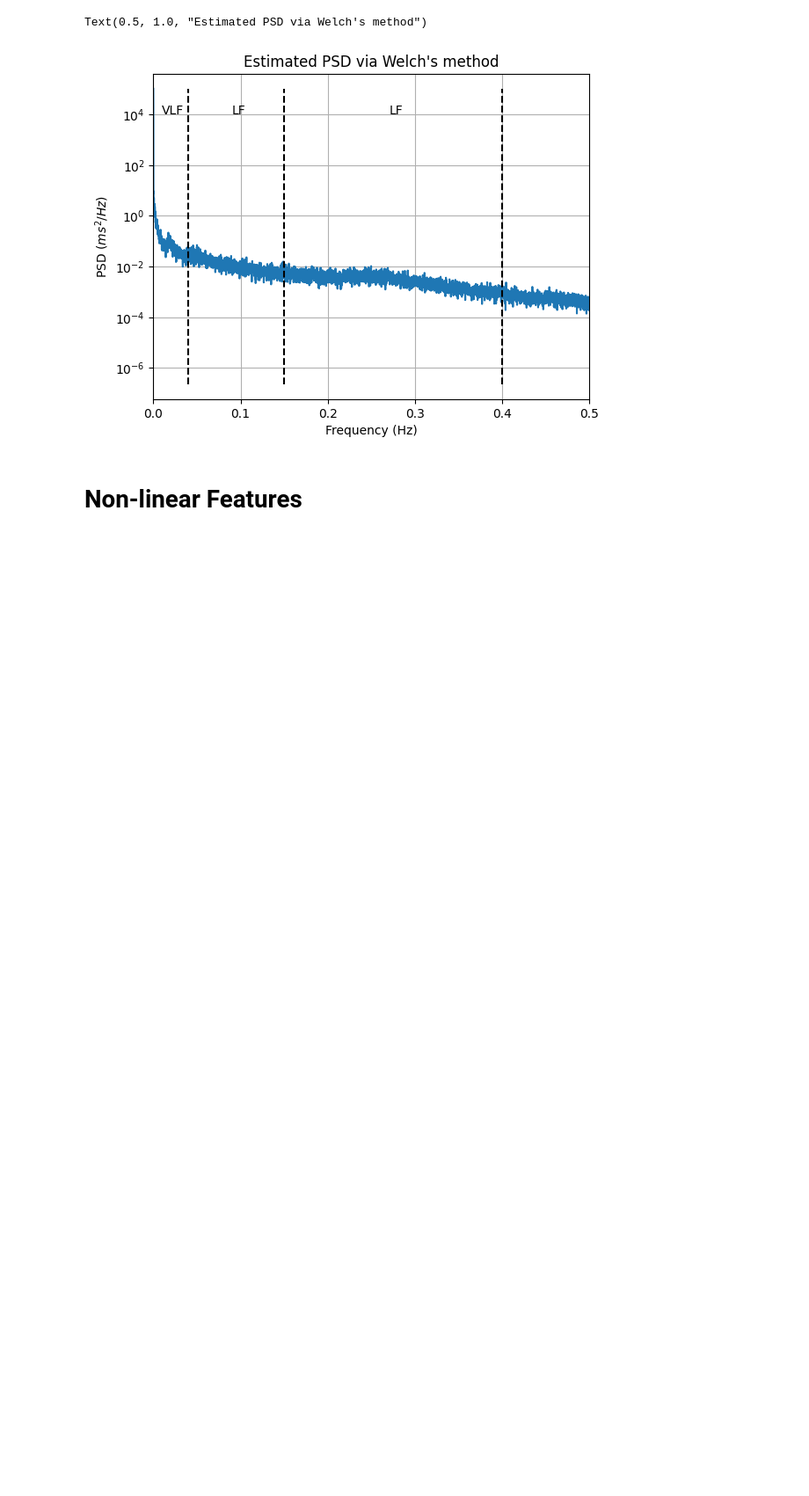
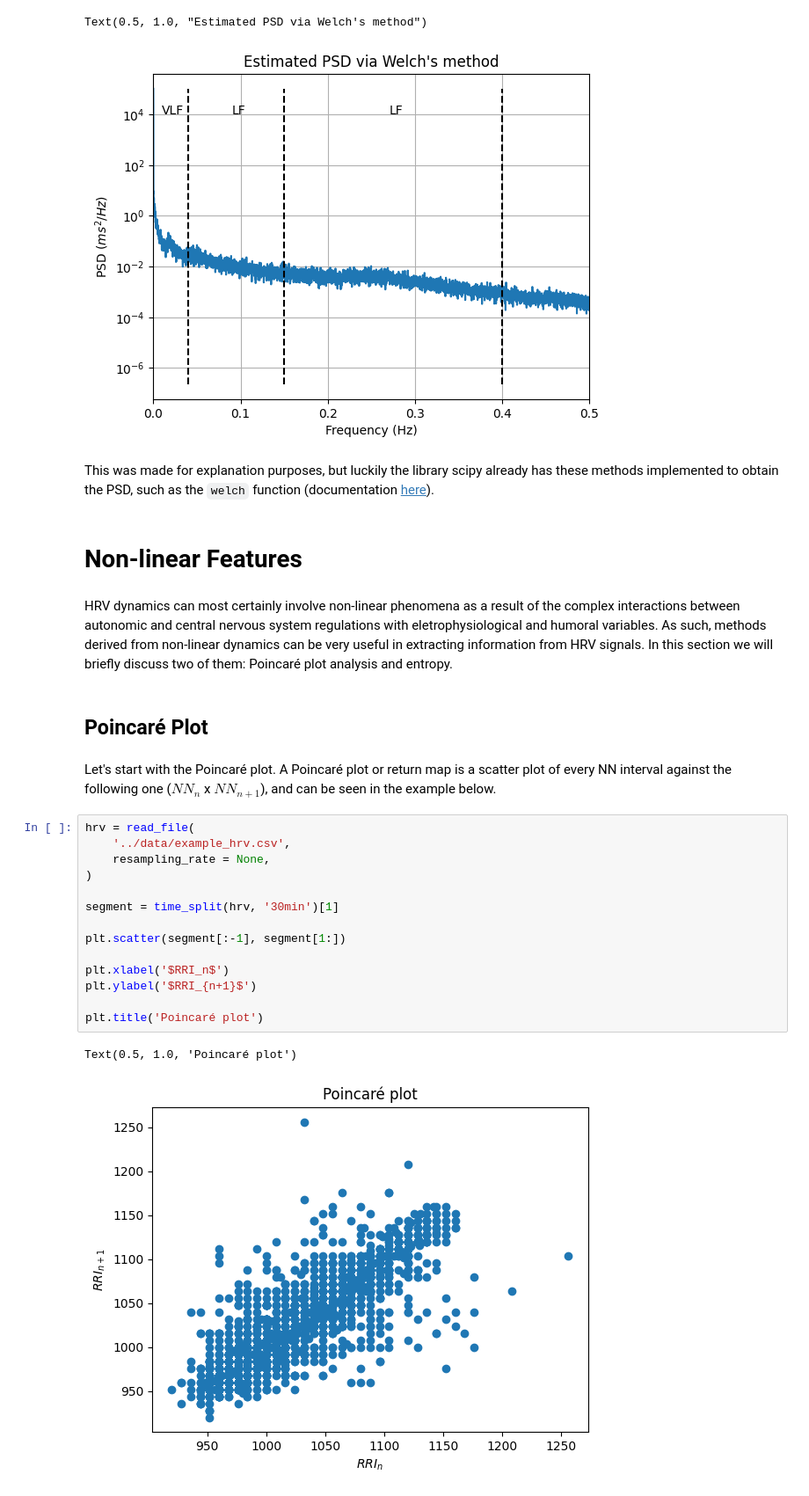
Before and after one commit to jkruse27/Tutorials, a Jupyter notebook: notebooks/hrv_basics.ipynb, the cells around one changed output. Shown: that part at 88% size. Drawn from its saved outputs; the diff is of its cells as text; blank space fills up the shorter version.

Commit message:
add: Entropy description. Finished standard HRV

```diff
--- a/notebooks/hrv_basics.ipynb
+++ b/notebooks/hrv_basics.ipynb
@@ -384,5 +422,30 @@ plt.title("Estimated PSD via Welch's method")
 # %% [output]
 Text(0.5, 1.0, "Estimated PSD via Welch's method")
 [figure]
+# %% [markdown]
+This was made for explanation purposes, but luckily the library scipy already has these methods implemented to obtain the PSD, such as the `welch` function (documentation [here](https://docs.scipy.org/doc/scipy/reference/generated/scipy.signal.welch.html)).
 # %% [markdown]
 # Non-linear Features
+# %% [markdown]
+HRV dynamics can most certainly involve non-linear phenomena as a result of the complex interactions between autonomic and central nervous system regulations with eletrophysiological and humoral variables. As such, methods derived from non-linear dynamics can be very useful in extracting information from HRV signals. In this section we will briefly discuss two of them: Poincaré plot analysis and entropy.
+# %% [markdown]
+## Poincaré Plot
+# %% [markdown]
+Let's start with the Poincaré plot. A Poincaré plot or return map is a scatter plot of every NN interval against the following one ($NN_n$ x $NN_{n+1}$), and can be seen in the example below.
+# %%
+hrv = read_file(
+    '../data/example_hrv.csv',
+    resampling_rate = None,
+)
+
+segment = time_split(hrv, '30min')[1]
+
+plt.scatter(segment[:-1], segment[1:])
+
+plt.xlabel('$RRI_n$')
+plt.ylabel('$RRI_{n+1}$')
+
+plt.title('Poincaré plot')
+# %% [output]
+Text(0.5, 1.0, 'Poincaré plot')
+[figure, added]
```
Also changed, not shown: parts of 21 cells of this notebook, 1 other file.
